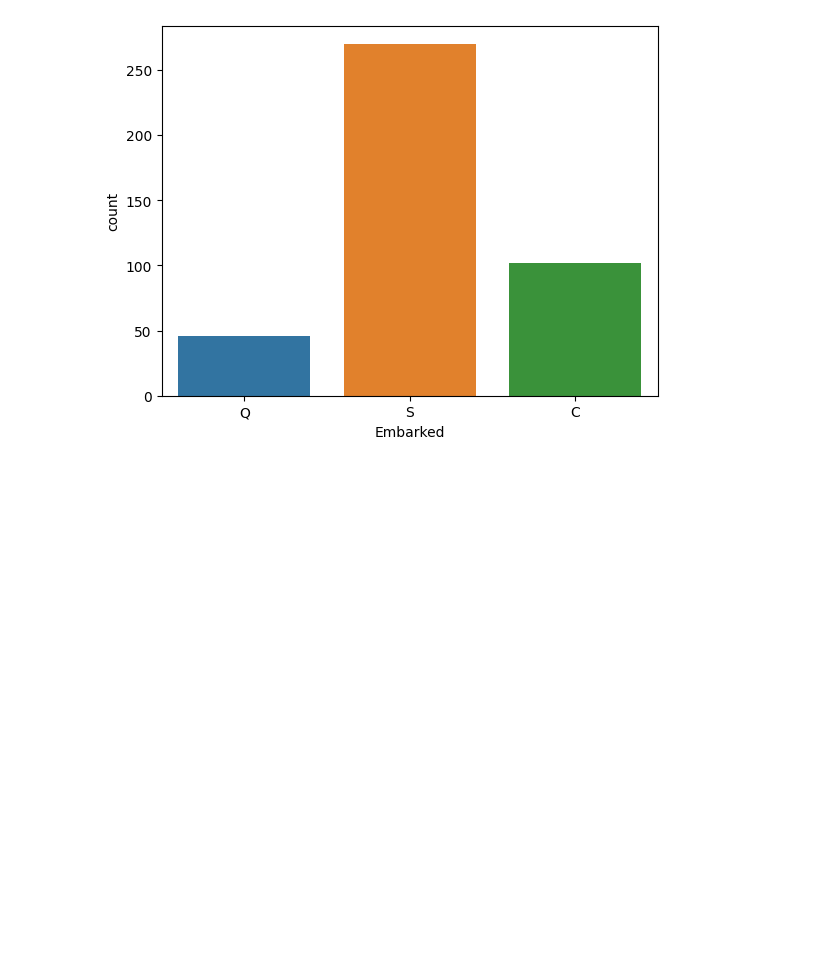
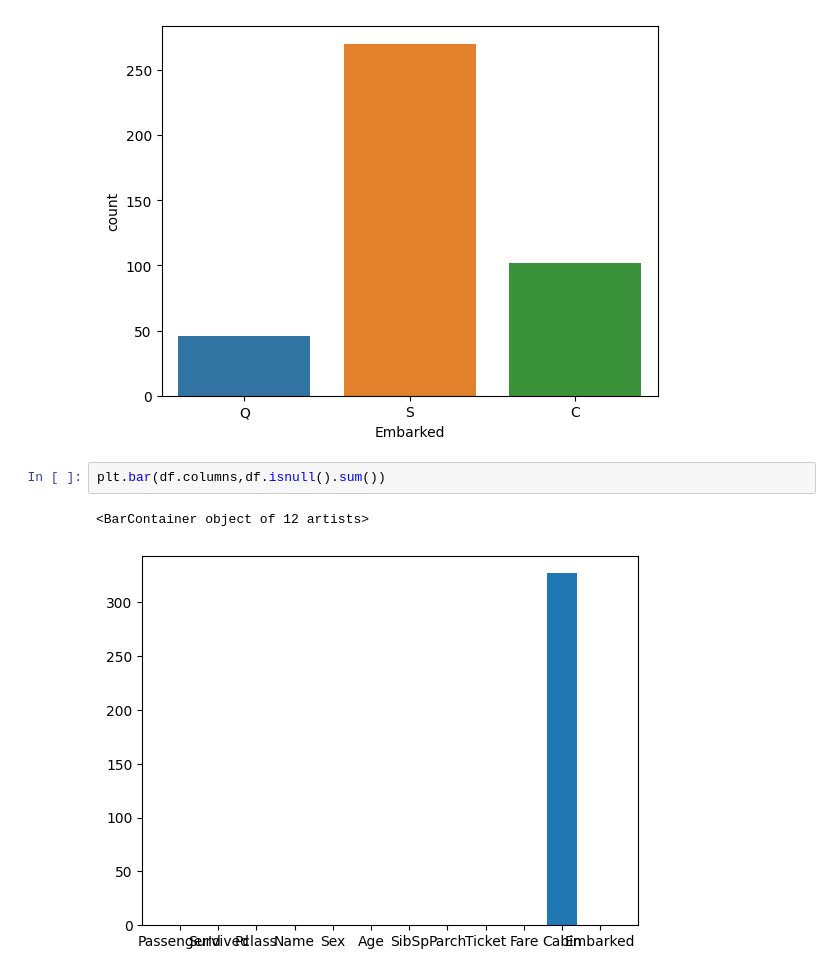
Before and after one commit to sayaanfrah/codfileInternship, a Jupyter notebook: titanic solution.ipynb, the cells around one changed output. Cells and saved outputs as stored; diff of their text form; blank space fills up the shorter version.

```diff
--- a/titanic solution.ipynb
+++ b/titanic solution.ipynb
@@ -238,3 +240,8 @@ sns.countplot(x='Embarked',data=df)
 # %% [output]
 <Axes: xlabel='Embarked', ylabel='count'>
 [figure]
+# %%
+plt.bar(df.columns,df.isnull().sum())
+# %% [output]
+<BarContainer object of 12 artists>
+[figure, added]
```
Also changed, not shown: parts of 3 cells of this notebook.
